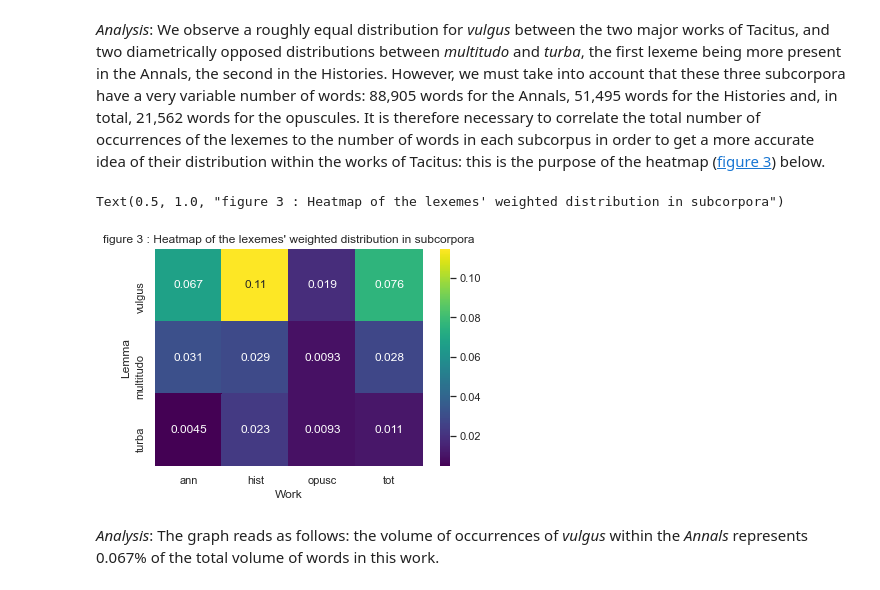
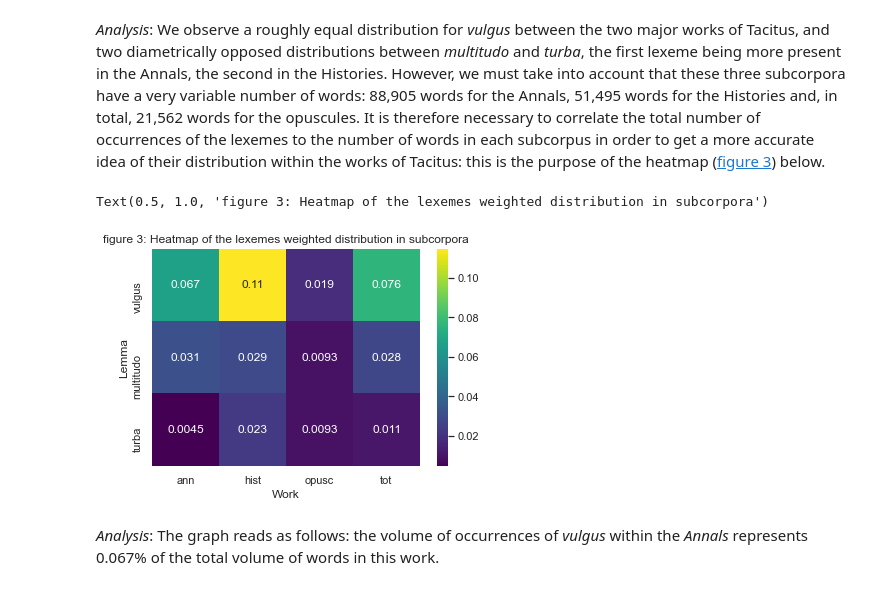
Before and after one commit to jdh-observer/issue01, a Jupyter notebook: namelesscrowd/The-Nameless-Crowds_V4.ipynb, the cells around one changed output. Saved outputs shown, nothing was run; the diff lists cells and outputs as text; code cells hidden in the pictures.

Commit message:
metadata figure / syntax : / wrong cell type

```diff
--- a/namelesscrowd/The-Nameless-Crowds_V4.ipynb
+++ b/namelesscrowd/The-Nameless-Crowds_V4.ipynb
@@ -15,3 +1,17 @@ from scipy.stats import chi2_contingency
+# %%
+%matplotlib inline
+import pandas as pd
+import numpy as np
+import matplotlib.pyplot as plt
+plt.style.use('seaborn-whitegrid')
+
+import seaborn as sns
+sns.set()
+
+import scipy
+import scipy.stats as stats
+from scipy.stats import chi2
+from scipy.stats import chi2_contingency
 # %%
 noms_foule_df = pd.read_csv("names-crowd_data.csv", sep=";", encoding="latin1")
 # %%
@@ -364,11 +364,11 @@ repartition_ponderee = repartition_ponderee.rename(index={0:"vulgus", 1:"multitu
 # %%
 fig3 = sns.heatmap(repartition_ponderee, annot=True, cmap="viridis")
 plt.xlabel("Work")
 plt.ylabel("Lemma")
-plt.title("figure 3 : Heatmap of the lexemes' weighted distribution in subcorpora")
+plt.title("figure 3: Heatmap of the lexemes weighted distribution in subcorpora")
 # %% [output]
-Text(0.5, 1.0, "figure 3 : Heatmap of the lexemes' weighted distribution in subcorpora")
+Text(0.5, 1.0, 'figure 3: Heatmap of the lexemes weighted distribution in subcorpora')
-[figure, old version]
+[figure, new version]
 # %% [markdown]
 _Analysis_: The graph reads as follows: the volume of occurrences of _vulgus_ within the _Annals_ represents 0.067% of the total volume of words in this work.
 # %% [markdown]
```
Also changed, not shown: parts of 13 cells of this notebook.
